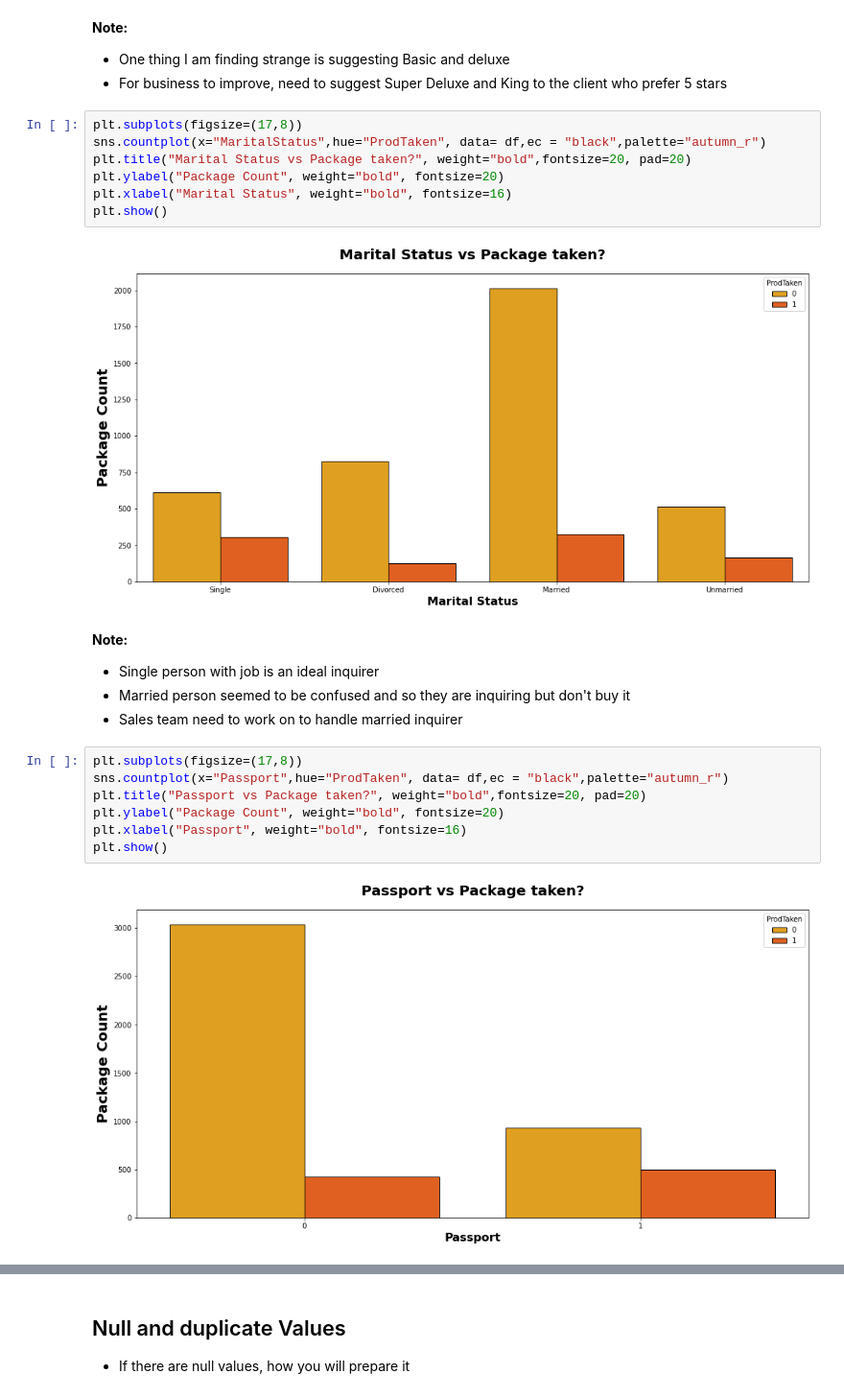
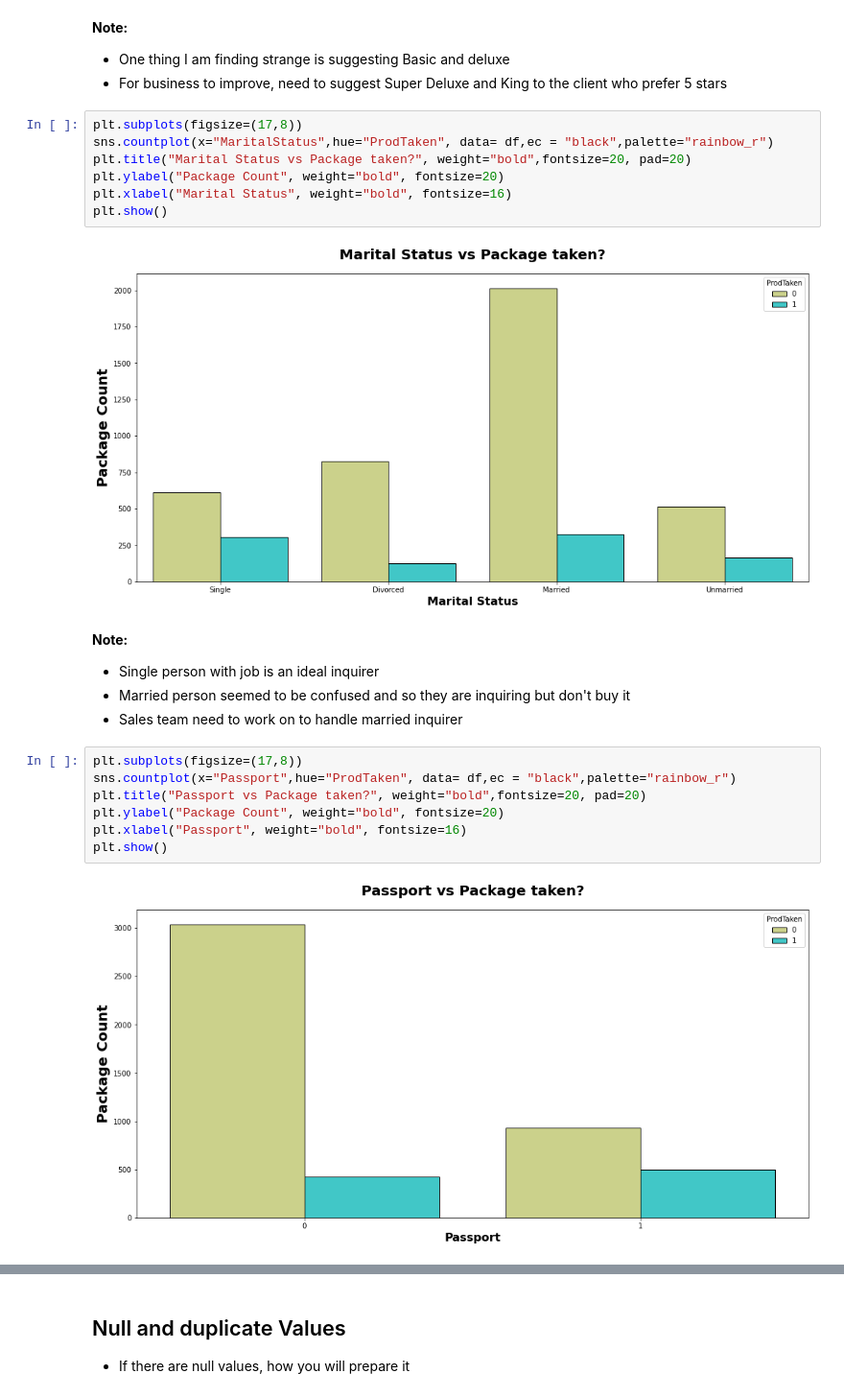
Before and after one commit to wasimmadha/tourism_package, a Jupyter notebook: notebooks/Data Exploration.ipynb, the cells around one changed output, grey strips where cells are left out. Shown: that part at 96% size. Cells and saved outputs as stored; diff of their text form.

```diff
--- a/notebooks/Data Exploration.ipynb
+++ b/notebooks/Data Exploration.ipynb
@@ -377,13 +375,13 @@ Name: ProductPitched, dtype: int64
 - For business to improve, need to suggest Super Deluxe and King to the client who prefer 5 stars
 # %%
 plt.subplots(figsize=(17,8))
-sns.countplot(x="MaritalStatus",hue="ProdTaken", data= df,ec = "black",palette="autumn_r")
+sns.countplot(x="MaritalStatus",hue="ProdTaken", data= df,ec = "black",palette="rainbow_r")
 plt.title("Marital Status vs Package taken?", weight="bold",fontsize=20, pad=20)
 plt.ylabel("Package Count", weight="bold", fontsize=20)
 plt.xlabel("Marital Status", weight="bold", fontsize=16)
 plt.show()
 # %% [output]
-[figure, old version]
+[figure, new version]
 # %% [markdown]
 **Note:**
 - Single person with job is an ideal inquirer
@@ -391,10 +389,10 @@ plt.show()
 - Sales team need to work on to handle married inquirer
 # %%
 plt.subplots(figsize=(17,8))
-sns.countplot(x="Passport",hue="ProdTaken", data= df,ec = "black",palette="autumn_r")
+sns.countplot(x="Passport",hue="ProdTaken", data= df,ec = "black",palette="rainbow_r")
 plt.title("Passport vs Package taken?", weight="bold",fontsize=20, pad=20)
 plt.ylabel("Package Count", weight="bold", fontsize=20)
 plt.xlabel("Passport", weight="bold", fontsize=16)
 plt.show()
 # %% [output]
-[figure, old version]
+[figure, new version]
```
Also changed, not shown: parts of 22 cells of this notebook, 1 other file.
